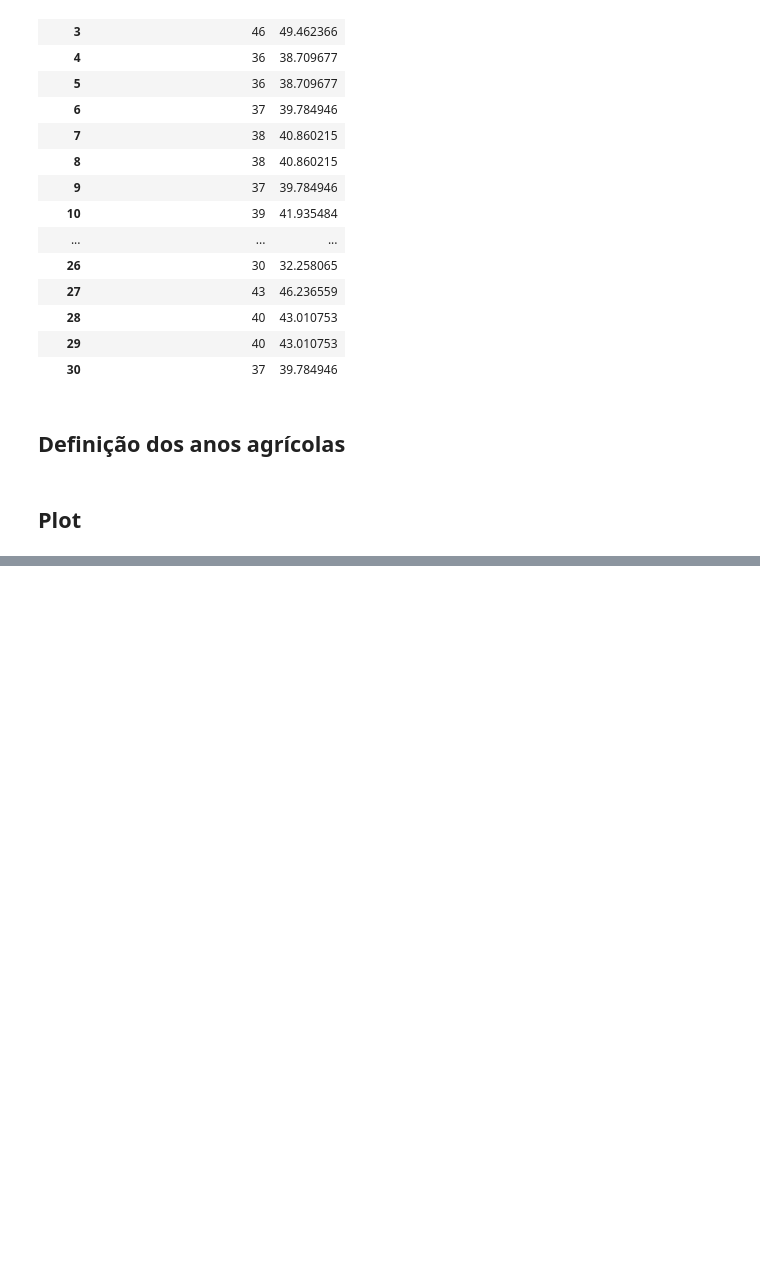
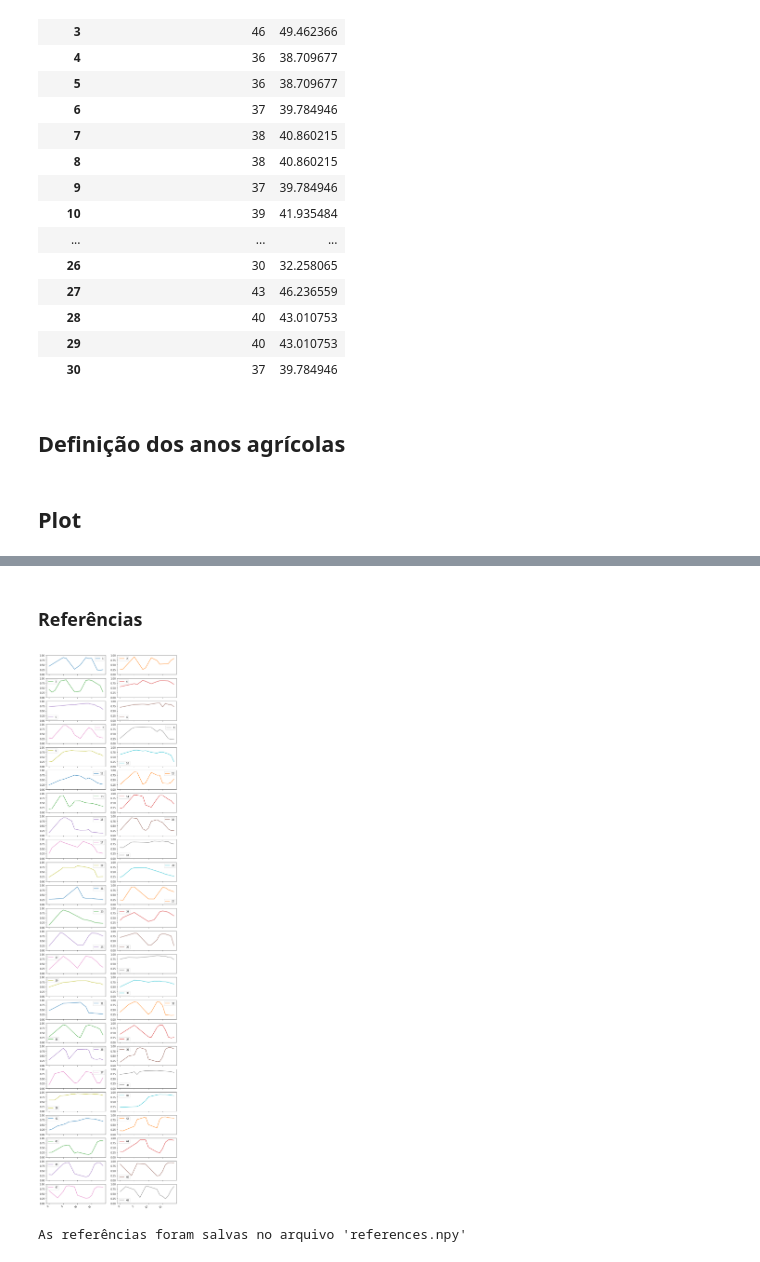
Before and after one commit to felipesa01/projeto_pdi, a Jupyter notebook: Get_filtered_references.ipynb, the cells around one changed output, grey strips where cells are left out. Saved outputs shown, nothing was run; the diff lists cells and outputs as text; code cells hidden in the pictures; blank space fills up the shorter version.

```diff
--- a/Get_filtered_references.ipynb
+++ b/Get_filtered_references.ipynb
@@ -209,0 +211,18 @@ for linha in range(df_interpolado.shape[1]):
+# %%
+selecao = {'2016':[1, 2, 4, 6, 7, 8, 9, 10, 11, 12, 13, 14, 15, 20, 21, 23],
+           '2017':[4, 6, 10, 13, 15, 20, 21, 25, 30],
+           '2018':[1, 5, 8, 11, 12, 14, 25, 26, 28, 30],
+           '2019':[1, 5, 6, 7, 10, 11, 12, 13, 21, 26, 27, 28, 29]}
+
+corte = dt.timedelta(days=45)
+
+amostras = pd.DataFrame(np.zeros((20,1)))
+
+
+for k, v in selecao.items():
+    df_secundario = (df_interpolado.loc[anos_ag[k][0]+corte:anos_ag[k][1]+corte,v]).reset_index(drop=True)
+    amostras = amostras.join(df_secundario,lsuffix='_')
+
+amostras.columns = np.arange(len(amostras.columns))
+amostras.drop([0],1,inplace=True)
+amostras
@@ -209,0 +248,15 @@ for linha in range(df_interpolado.shape[1]):
+# %% [markdown]
+### Referências
+# %%
+amostras.plot(subplots=True, figsize=(10,50), ylim=(0,1), layout=(round((amostras.shape[1])/2),2));
+# %% [output]
+[figure, added]
+# %%
+file = 'references.npy'
+try:
+    np.save('./DADOS/' + file, amostras)
+    print("As referências foram salvas no arquivo '" + file + "'")
+except:
+    print('Não salvo')
+# %% [output]
+As referências foram salvas no arquivo 'references.npy'
```
Also changed, not shown: parts of 6 cells of this notebook, 2 other files.
